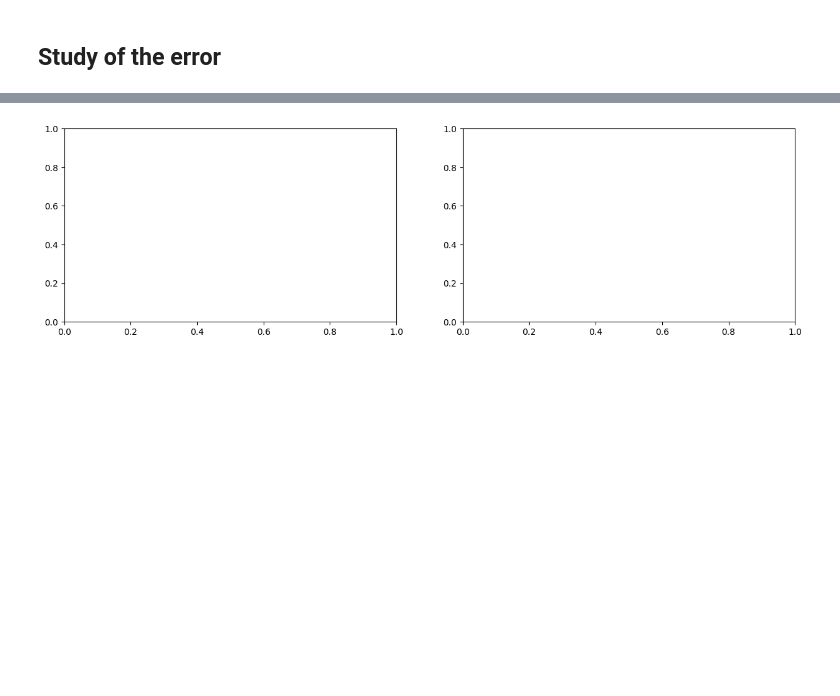
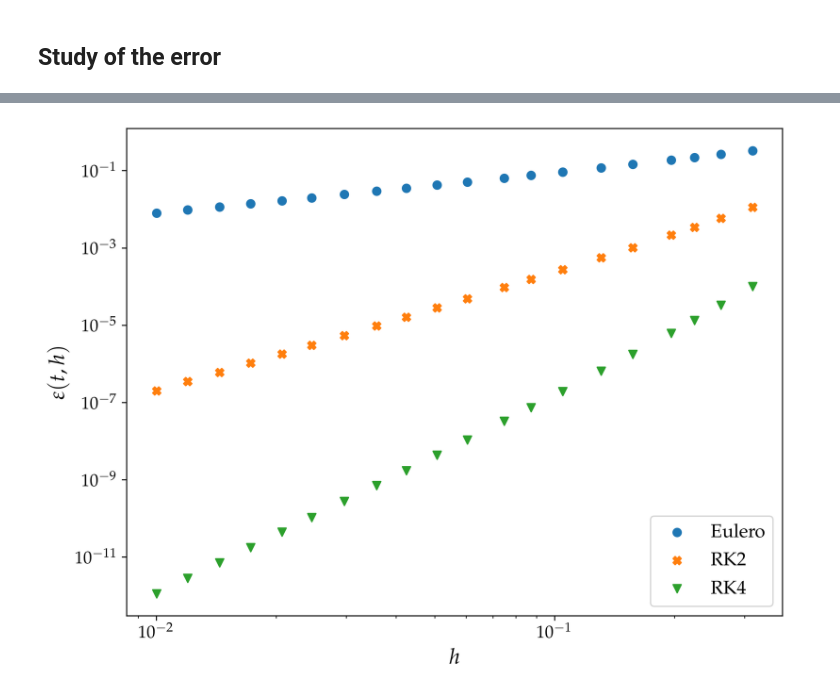
Before and after one commit to mvolpato-unimib/Lab_comp, a Jupyter notebook: ex17/runge_kutta.ipynb, the cells around one changed output, grey strips where cells are left out. Saved outputs shown, nothing was run; the diff lists cells and outputs as text; code cells hidden in the pictures; blank space fills up the shorter version.

```diff
--- a/ex17/runge_kutta.ipynb
+++ b/ex17/runge_kutta.ipynb
@@ -144,16 +144,16 @@ for couple in [('Eulero', euler, 'X'), ('RK2', rk2, 'X'), ('RK4', rk4, 'X')]:
     ]
     for i, coo in enumerate(coord):
         x, y = coo
-        ax = ax[i]
-        ax.plot(x, y, label=name, zorder=2)
-        ax.set_xlabel(r'$t$')
-        ax.set_xlim(-2, 22)
-        ax.set_ylim(-2, 2)
+        axi = ax[i]
+        axi.plot(x, y, label=name, zorder=2)
+        axi.set_xlabel(r'$t$')
+        axi.set_xlim(-2, 22)
+        axi.set_ylim(-2, 2)
 
     x, y = [th_0, th_p]
-    ax = circ_ax
-    ax.plot(x, y, label=name, zorder=2)
-    ax.set_xlabel(r'$\theta(t)$')
+    axi = circ_ax
+    axi.plot(x, y, label=name, zorder=2)
+    axi.set_xlabel(r'$\theta(t)$')
 
 ax[0].plot(xcoo, ycoo, label=r'$y(t)$', lw=3, ls= '--', zorder=1)
 ax[0].set_ylabel(r'$\theta(t)$')
@@ -180,37 +180,49 @@ plt.show()
 # %% [markdown]
 ## **Study of the error**
 # %%
+t_fix = np.pi/2
+h_min, h_max = [1e-2, 0.3]
+n_hs = 20   # number of h, step of the interval, chosen for the logspacing
+
+n_pts = np.logspace(np.log10(t_fix / h_min), np.log10(t_fix /h_max), n_hs, dtype=int)
+x_mini_span = [np.linspace(0, t_fix, n) for n in n_pts]
+h_span =  t_fix / n_pts
+print('n =', n_pts)
+print('h =', h_span)
+
 # analytic sol
-h = 0.3
-x_span = np.arange(0, xmax + h, h)
-ycoo = np.sin(x_span)
+ycoo = np.sin(t_fix)
+yerrs_ls = []
+mark_ls = []
 
 # plot
-fig, ax = plt.subplots(1, 2, figsize=(15, 4))
+fig, ax = plt.subplots()
+for i, couple in enumerate([('Eulero', euler, 'o'), ('RK2', rk2, 'X'), ('RK4', rk4, 'v')]):
+    mth_name, mth, mar = couple
+    mark_ls.append(mar)
 
-th_mths_ls = []
-for couple in [('Eulero', euler, 'X'), ('RK2', rk2, 'X'), ('RK4', rk4, 'X')]:
-    name, method, mar = couple
-    res = method(f_dx, y0s, x_span)
-    th_0 = res[:, 0]
-    th_mths_ls.append(th_0)
-    x, y = [x_span, th_0]
-    x, y = [th_0, th_p]
-    ax.plot(x, y, label=name, zorder=2)
-    # ax.set_xlim(-2, 22)
-    # ax.set_ylim(-2, 2)
+    h_sol = [mth(f_dx, y0s, mini_span)[:,0][-1] for mini_span in x_mini_span]
+    h_sol = np.array(h_sol)
 
-ax.plot(xcoo, ycoo, label=r'$y(t)$', lw=3, ls= '--', zorder=1)
-ax.set_xlabel(r'$t$')
-ax.set_ylabel(r'$\theta(t)$')
-ax.legend(loc='lower left')
+    # solution of the ode, keeping just the
+    # [0, 0] component, so the first value of the solution for
+    # theta ([1, 0] would be solution in the first point for theta dot)
+    # the way we constructed the alg this value, [0, 0], is the solution
+    # of the ode in t_fix, found using the h from our logspace!
+
+    yerr = abs(h_sol - ycoo)
+    yerrs_ls.append(yerr)
+    # print('\n', mth_name)
+    # print('h-span =', h_span)
+    # print('yerr =', yerr)
+    ax.scatter(h_span, yerr, label=mth_name, zorder=2, marker=mar)
+
+ax.set_xlabel(r'$h$')
+ax.set_ylabel(r'$\varepsilon(t, h)$')
+ax.set_xscale('log')
+ax.set_yscale('log')
+ax.legend()
 
 plt.tight_layout()
 plt.show()
-
-for i in range(2):
-    # print(len(ycoo))
-    # print(len(th_mths_ls[i]))
-    print(ycoo)
-    print(th_mths_ls[i])
 # %% [output]
@@ -218 +235 @@ AttributeError: 'numpy.ndarray' object has no attribute 'plot'
-[figure, old version]
+[figure, new version]
```
Also changed, not shown: parts of 8 cells of this notebook, 3 other files.
